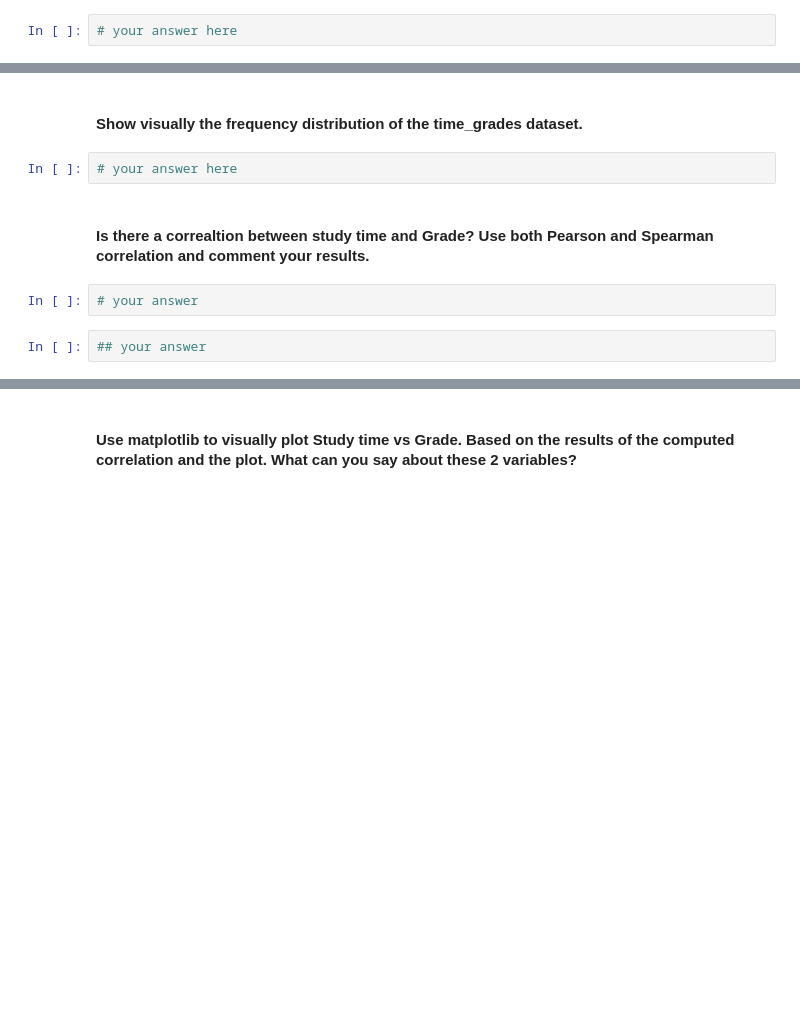
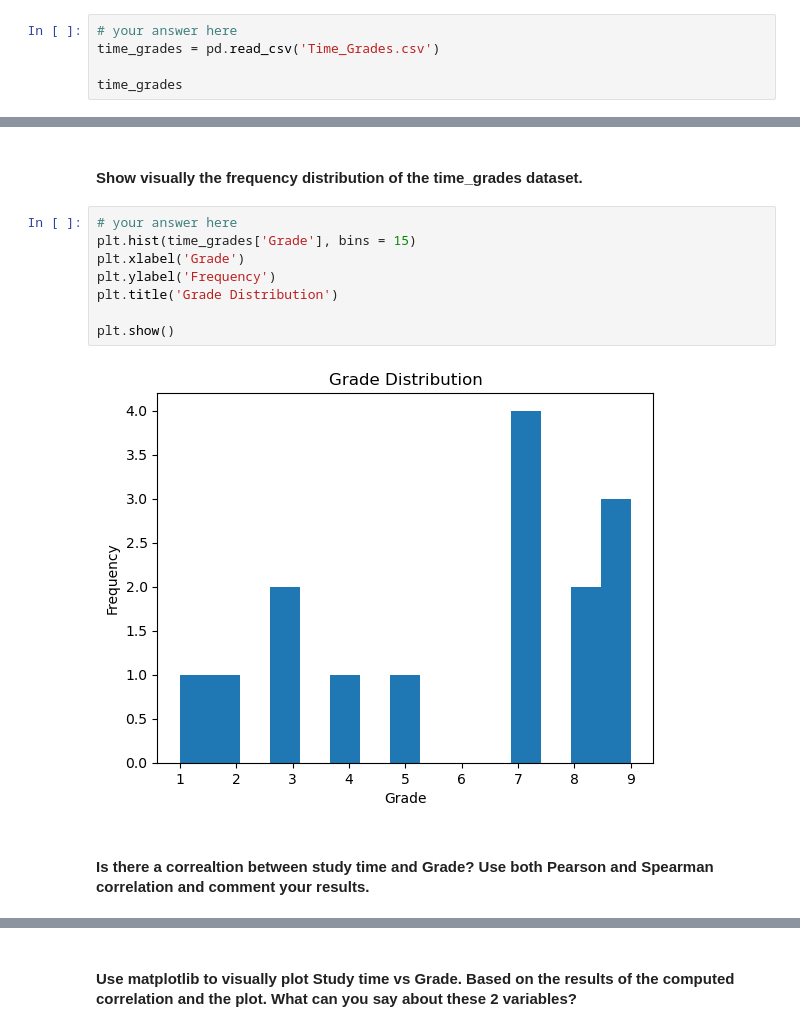
Before and after one commit to Ironhack-Data-Madrid-Abril-2023/5.1-lab_pivot_table_and_correlation, a Jupyter notebook: your_code/main.ipynb, the cells around one changed output, grey strips where cells are left out. Saved outputs shown, nothing was run; the diff lists cells and outputs as text; blank space fills up the shorter version.

```diff
--- a/your_code/main.ipynb
+++ b/your_code/main.ipynb
@@ -369,3 +369,6 @@ Name: Steps, dtype: float64
 #### Open the `Time_Grades.csv` file and name your dataset `time_grades`
 # %%
 # your answer here
+time_grades = pd.read_csv('Time_Grades.csv')
+
+time_grades
@@ -372,10 +392,14 @@ Name: Steps, dtype: float64
 # %% [markdown]
 #### Show visually the frequency distribution of the time_grades dataset.
-# %%
-# your answer here
+# %%
+# your answer here
+plt.hist(time_grades['Grade'], bins = 15)
+plt.xlabel('Grade')
+plt.ylabel('Frequency')
+plt.title('Grade Distribution')
+
+plt.show()
+# %% [output]
+[figure, added]
 # %% [markdown]
 #### Is there a correaltion between study time and Grade? Use both Pearson and Spearman correlation and comment your results.
-# %%
-# your answer
-# %%
-## your answer
```
Also changed, not shown: parts of 7 cells of this notebook.
